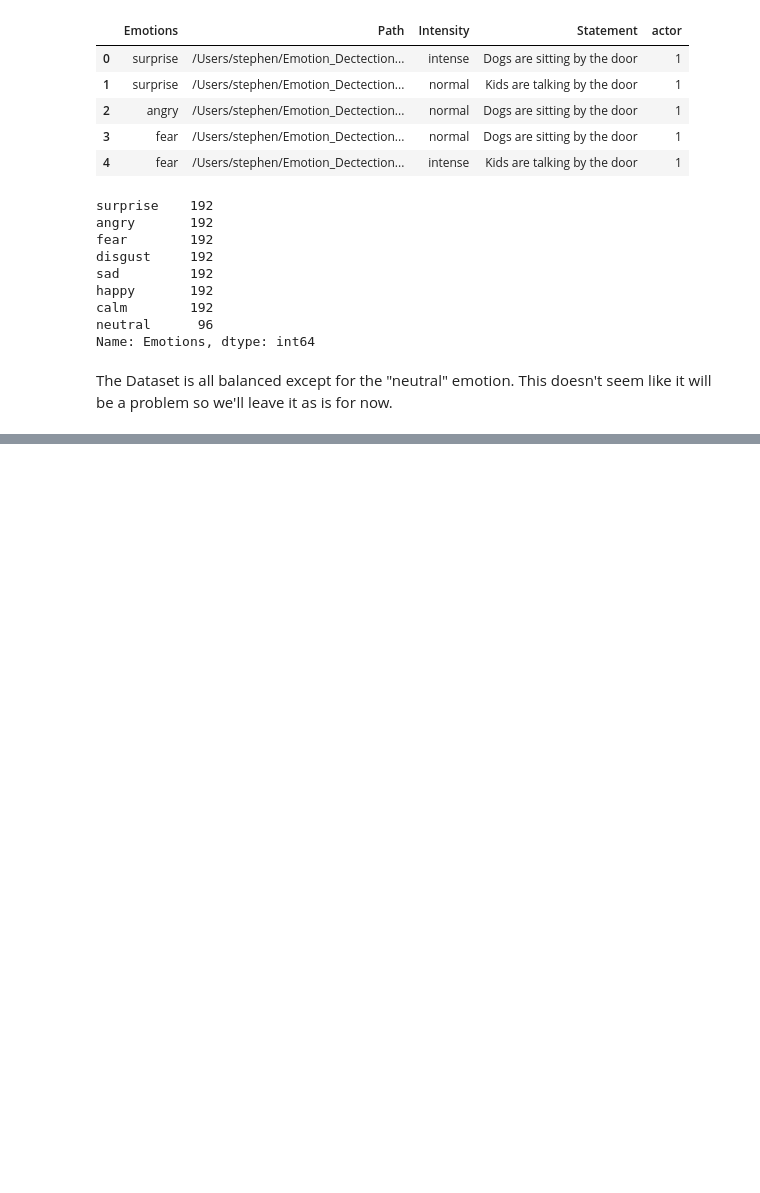
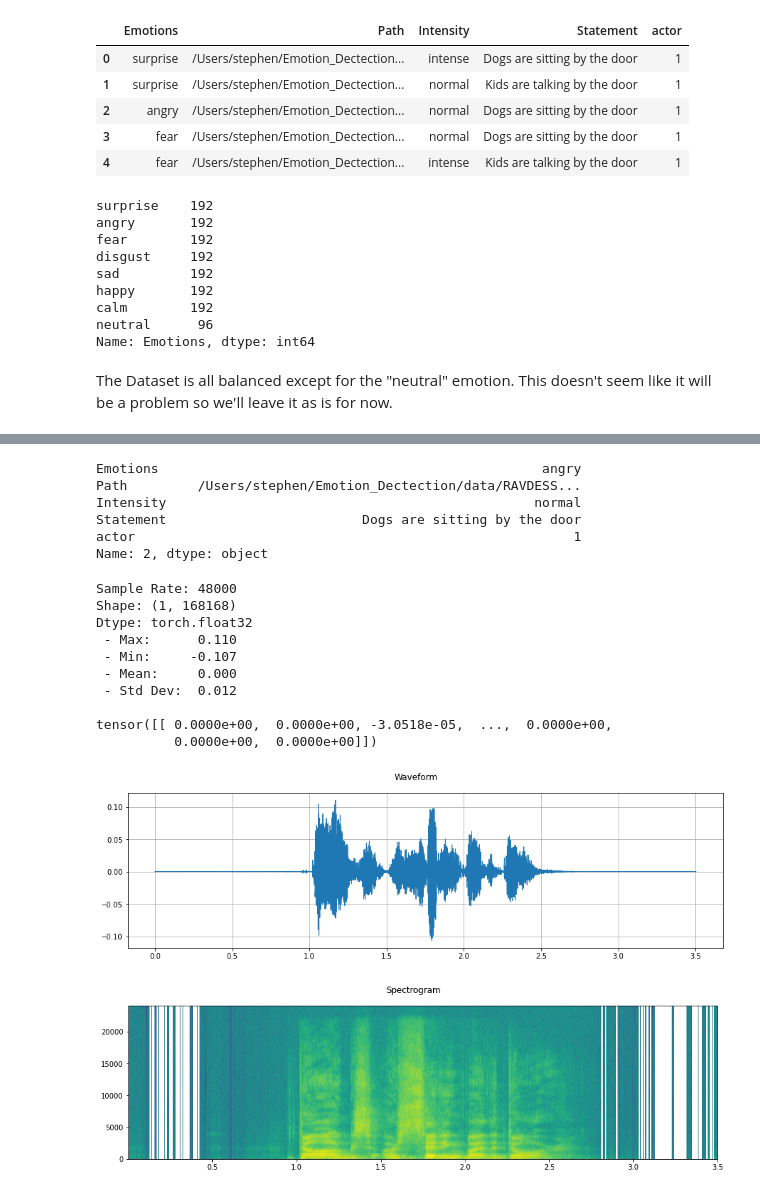
Before and after one commit to Jyve00/Emotion_Dectection, a Jupyter notebook: EDA.ipynb, the cells around one changed output, grey strips where cells are left out. Cells and saved outputs as stored; diff of their text form; code cells hidden in the pictures; blank space fills up the shorter version.

Commit message:
ready to test costom dataset

```diff
--- a/EDA.ipynb
+++ b/EDA.ipynb
@@ -130,0 +136,47 @@ The Dataset is all balanced except for the "neutral" emotion. This doesn't seem
+# %%
+# declare a variable that will locate a wav file to extract from
+angry_file_row = Ravdess_df.loc[Ravdess_df['Emotions'] == 'angry']
+test_file_row = angry_file_row.iloc[0]
+test_file_row
+# %% [output]
+Emotions                                                 angry
+Path         /Users/stephen/Emotion_Dectection/data/RAVDESS...
+Intensity                                               normal
+Statement                         Dogs are sitting by the door
+actor                                                        1
+Name: 2, dtype: object
+# %%
+# based on Pytorch Documents
+# https://pytorch.org/tutorials/beginner/audio_feature_extractions_tutorial.html
+
+
+
+# global variables
+n_fft = 2048
+n_mels = 128
+n_mfcc = 128
+win_length = None
+hop_length = 512
+sample_rate = None
+
+
+# load audio file path to tenso
+waveform, sample_rate = torchaudio.load(test_file_row['Path'])
+
+print_stats(waveform, sample_rate=sample_rate)
+plot_waveform(waveform, sample_rate=sample_rate)
+plot_specgram(waveform, sample_rate)
+play_audio(waveform, sample_rate)
+# %% [output]
+Sample Rate: 48000
+Shape: (1, 168168)
+Dtype: torch.float32
+ - Max:      0.110
+ - Min:     -0.107
+ - Mean:     0.000
+ - Std Dev:  0.012
+
+tensor([[ 0.0000e+00,  0.0000e+00, -3.0518e-05,  ...,  0.0000e+00,
+          0.0000e+00,  0.0000e+00]])
+[figure, added]
+[figure, added]
```
Also changed, not shown: parts of 14 cells of this notebook, 5 other files.
